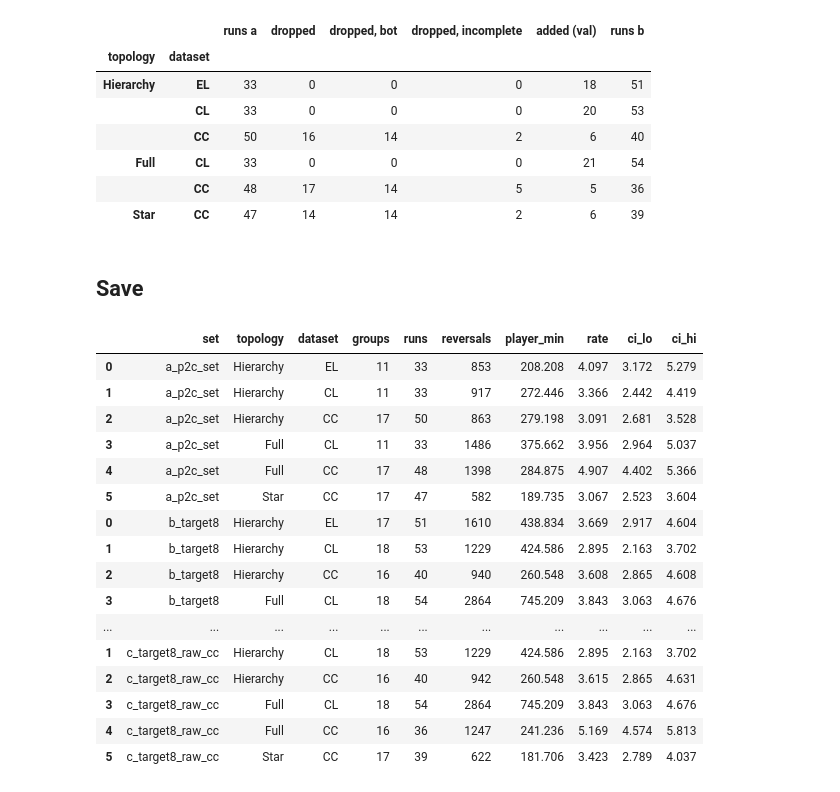
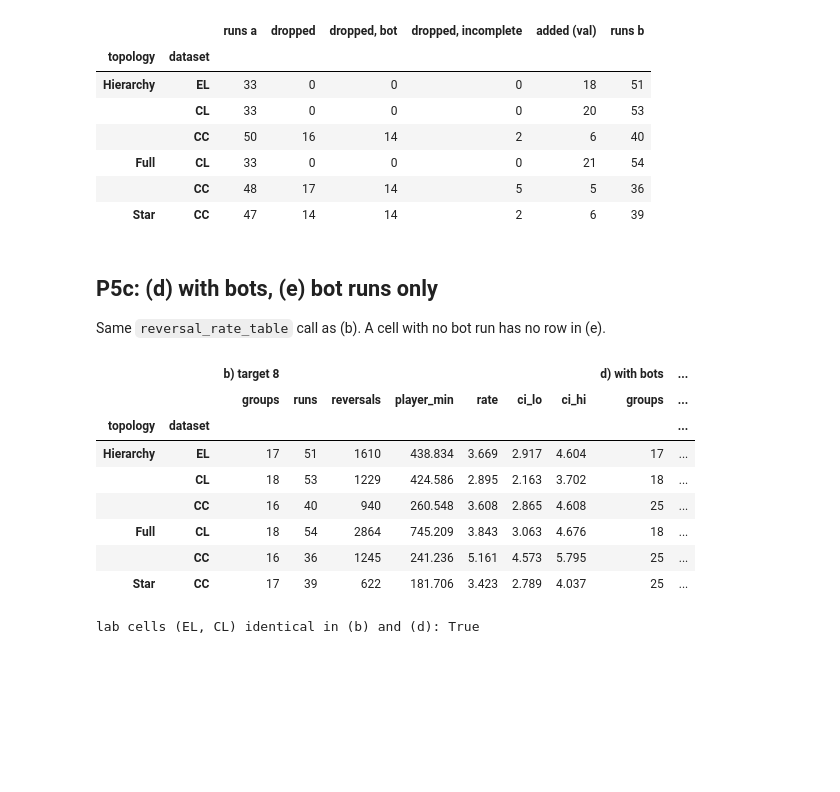
Before and after one commit to Aalokeparno/slider_game, a Jupyter notebook: notebooks/path1/p5_target8.ipynb, the cells around one changed output. Saved outputs shown, nothing was run; the diff lists cells and outputs as text; code cells hidden in the pictures; blank space fills up the shorter version.

Commit message:
Path A P5c: target 8 with bot runs kept (d) and bot runs only (e) (notebook, target8_reversal_rate.csv)
Co-Authored-By: Claude Opus 5.5 <noreply@anthropic.com>

```diff
--- a/notebooks/path1/p5_target8.ipynb
+++ b/notebooks/path1/p5_target8.ipynb
@@ -58,7 +60,7 @@ check
 # %%
 cols = ["groups", "runs", "reversals", "player_min", "rate", "ci_lo", "ci_hi"]
 sets = {"a) P2c set": a, "b) target 8": b, "c) raw CC": c}
-side = pd.concat({name: d.set_index(["topology", "dataset"])[cols] for name, d in sets.items()}, axis=1)
+side = pd.concat({name: t.set_index(["topology", "dataset"])[cols] for name, t in sets.items()}, axis=1)
 side.round(3)
 # %% [output]
 |  |  | a) P2c set |  |  |  |  |  |  | b) target 8 |  | ... |
@@ -97,28 +99,33 @@ moves
 |  | CC | 48 | 17 | 14 | 5 | 5 | 36 |
 | Star | CC | 47 | 14 | 14 | 2 | 6 | 39 |
 # %% [markdown]
-## Save
+## P5c: (d) with bots, (e) bot runs only
+
+Same `reversal_rate_table` call as (b). A cell with no bot run has no row in (e).
 # %%
-names = {"a) P2c set": "a_p2c_set", "b) target 8": "b_target8", "c) raw CC": "c_target8_raw_cc"}
-out = pd.concat([d.assign(set=names[name]) for name, d in sets.items()])
-out = out[["set"] + list(a.columns)]
-out.to_csv(config.TARGET8, index=False)
-out.round(3)
+runs_d, table_d = sl.load_runs("behavior", roles={"train", "val"}, keep_bot=True, keep_incomplete=False)
+d = targets.reversal_rate_table(runs_d)
+
+bot_only = [run not in in_b for run in zip(table_d["file"], table_d["wave"])]    # runs in (d) but not in (b)
+assert table_d.loc[bot_only, "has_bot"].all()
+runs_e = [run for run, keep in zip(runs_d, bot_only) if keep]
+e = targets.reversal_rate_table(runs_e)
+
+sets_p5c = {"b) target 8": b, "d) with bots": d, "e) bot runs only": e}
+pd.concat({name: t.set_index(["topology", "dataset"])[cols] for name, t in sets_p5c.items()}, axis=1).round(3)
 # %% [output]
-|  | set | topology | dataset | groups | runs | reversals | player_min | rate | ci_lo | ci_hi |
-| 0 | a_p2c_set | Hierarchy | EL | 11 | 33 | 853 | 208.208 | 4.097 | 3.172 | 5.279 |
-| 1 | a_p2c_set | Hierarchy | CL | 11 | 33 | 917 | 272.446 | 3.366 | 2.442 | 4.419 |
-| 2 | a_p2c_set | Hierarchy | CC | 17 | 50 | 863 | 279.198 | 3.091 | 2.681 | 3.528 |
-| 3 | a_p2c_set | Full | CL | 11 | 33 | 1486 | 375.662 | 3.956 | 2.964 | 5.037 |
-| 4 | a_p2c_set | Full | CC | 17 | 48 | 1398 | 284.875 | 4.907 | 4.402 | 5.366 |
-| 5 | a_p2c_set | Star | CC | 17 | 47 | 582 | 189.735 | 3.067 | 2.523 | 3.604 |
-| 0 | b_target8 | Hierarchy | EL | 17 | 51 | 1610 | 438.834 | 3.669 | 2.917 | 4.604 |
-| 1 | b_target8 | Hierarchy | CL | 18 | 53 | 1229 | 424.586 | 2.895 | 2.163 | 3.702 |
-| 2 | b_target8 | Hierarchy | CC | 16 | 40 | 940 | 260.548 | 3.608 | 2.865 | 4.608 |
-| 3 | b_target8 | Full | CL | 18 | 54 | 2864 | 745.209 | 3.843 | 3.063 | 4.676 |
-| ... | ... | ... | ... | ... | ... | ... | ... | ... | ... | ... |
-| 1 | c_target8_raw_cc | Hierarchy | CL | 18 | 53 | 1229 | 424.586 | 2.895 | 2.163 | 3.702 |
-| 2 | c_target8_raw_cc | Hierarchy | CC | 16 | 40 | 942 | 260.548 | 3.615 | 2.865 | 4.631 |
-| 3 | c_target8_raw_cc | Full | CL | 18 | 54 | 2864 | 745.209 | 3.843 | 3.063 | 4.676 |
-| 4 | c_target8_raw_cc | Full | CC | 16 | 36 | 1247 | 241.236 | 5.169 | 4.574 | 5.813 |
-| 5 | c_target8_raw_cc | Star | CC | 17 | 39 | 622 | 181.706 | 3.423 | 2.789 | 4.037 |
+|  |  | b) target 8 |  |  |  |  |  |  | d) with bots | ... |
+|  |  | groups | runs | reversals | player_min | rate | ci_lo | ci_hi | groups | ... |
+| topology | dataset |  |  |  |  |  |  |  |  | ... |
+| Hierarchy | EL | 17 | 51 | 1610 | 438.834 | 3.669 | 2.917 | 4.604 | 17 | ... |
+|  | CL | 18 | 53 | 1229 | 424.586 | 2.895 | 2.163 | 3.702 | 18 | ... |
+|  | CC | 16 | 40 | 940 | 260.548 | 3.608 | 2.865 | 4.608 | 25 | ... |
+| Full | CL | 18 | 54 | 2864 | 745.209 | 3.843 | 3.063 | 4.676 | 18 | ... |
+|  | CC | 16 | 36 | 1245 | 241.236 | 5.161 | 4.573 | 5.795 | 25 | ... |
+| Star | CC | 17 | 39 | 622 | 181.706 | 3.423 | 2.789 | 4.037 | 25 | ... |
+# %%
+lab_b = b[b["dataset"] != "CC"].reset_index(drop=True)
+lab_d = d[d["dataset"] != "CC"].reset_index(drop=True)
+print("lab cells (EL, CL) identical in (b) and (d):", lab_b.equals(lab_d))
+# %% [output]
+lab cells (EL, CL) identical in (b) and (d): True
```
Also changed, not shown: parts of 3 cells of this notebook, 1 other file.
